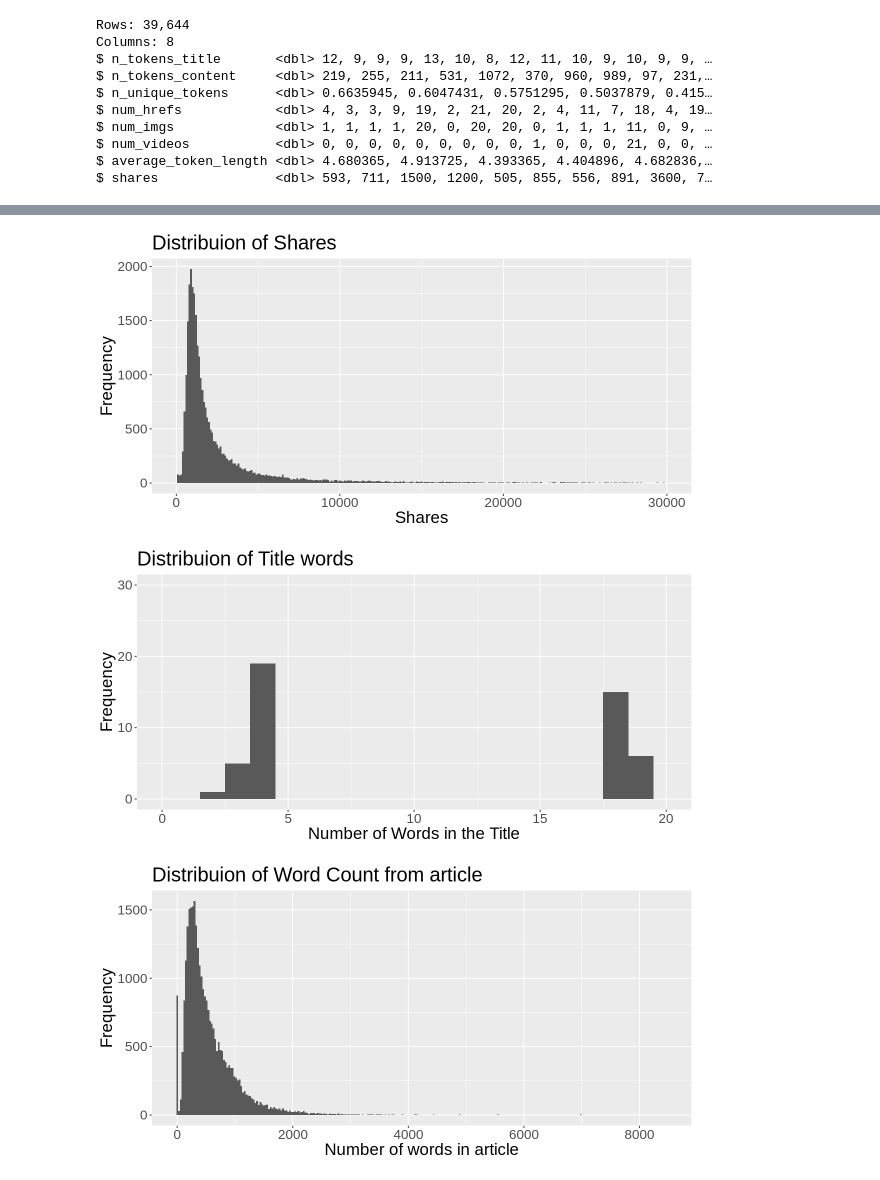
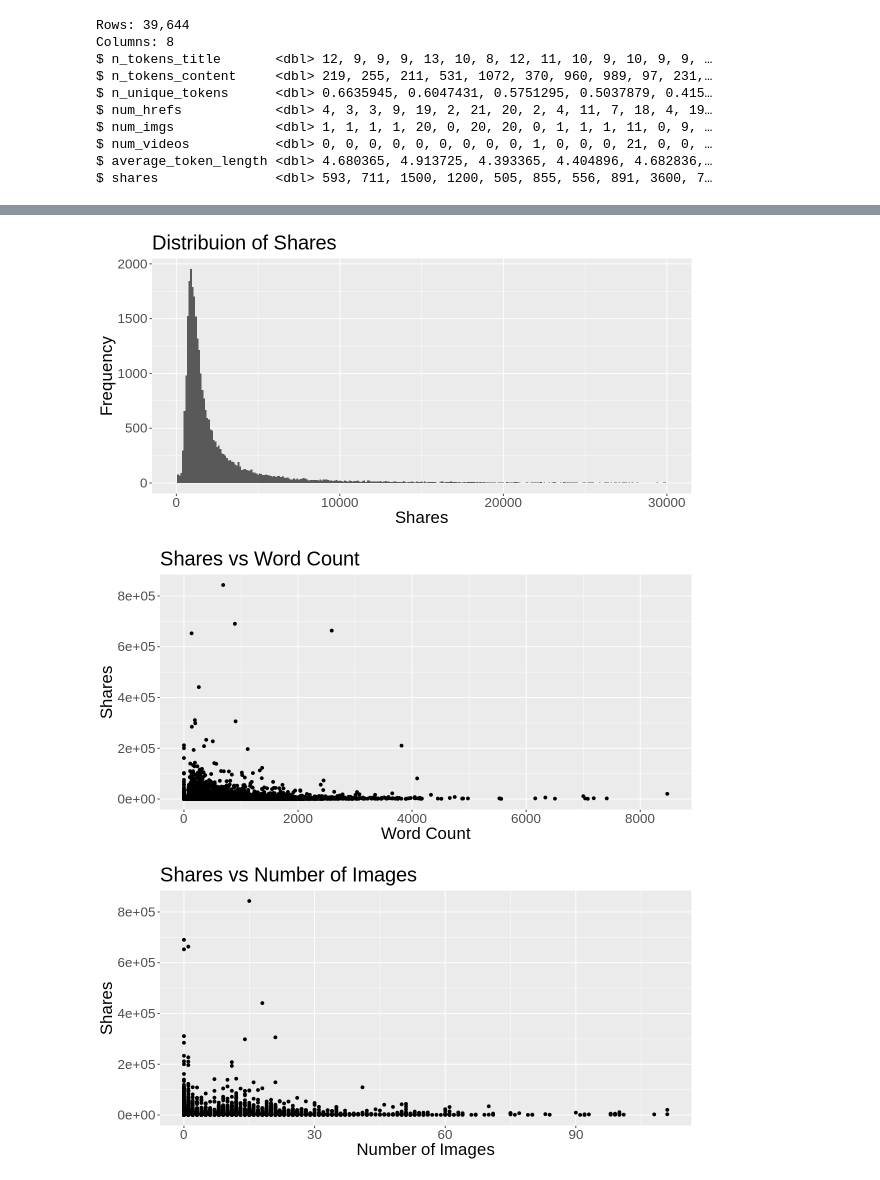
Before and after one commit to EPICxFLIPPER/DCSI-100-Group-9-Project, a Jupyter notebook: project_proposal/proposal.ipynb, the cells around one changed output, grey strips where cells are left out. Drawn from its saved outputs; the diff is of its cells as text; code cells hidden in the pictures.

Commit message:
Fixed plots
Created new graphs that are more relevant to the project.

```diff
--- a/project_proposal/proposal.ipynb
+++ b/project_proposal/proposal.ipynb
@@ -118,18 +118,19 @@ shares_plot <- popularity_train |>
 ggplot(aes(x = shares)) + geom_histogram(binwidth = 100)+xlim(0,30000) +labs(x = "Shares" , y = "Frequency") +
 ggtitle("Distribuion of Shares") + theme(text = element_text(size = 20))
 
-title_words_plot <- popularity_train |>
-ggplot(aes(x = n_tokens_title)) + geom_histogram(binwidth = 1)+xlim(0,20) + ylim(0,30)+labs(x = "Number of Words in the Title" , y = "Frequency") +
-ggtitle("Distribuion of Title words") + theme(text = element_text(size = 20))
+shares_vs_word_count_plot <- popularity_train |>
+ggplot(aes(x = n_tokens_content , y = shares)) + geom_point() + xlab("Word Count") + ylab("Shares") + ggtitle("Shares vs Word Count") +
+theme(text = element_text(size = 20))
 
-content_words_plot <- popularity_train |>
-ggplot(aes(x = n_tokens_content)) + geom_histogram(binwidth = 30) +labs(x = "Number of words in article" , y = "Frequency") +
-ggtitle("Distribuion of Word Count from article") + theme(text = element_text(size = 20))
+shares_vs_images_plot <- popularity_train |>
+ggplot(aes(x = num_imgs , y = shares)) + geom_point() + xlab("Number of Images") + ylab("Shares") + ggtitle("Shares vs Number of Images") +
+theme(text = element_text(size = 20))
+
 
 
 shares_plot
-title_words_plot
-content_words_plot
+shares_vs_word_count_plot
+shares_vs_images_plot
 # %% [output]
 Warning message:
 “Removed 322 rows containing non-finite values (stat_bin).”
@@ -142,3 +139,3 @@ Warning message:
 [figure]
-[figure, old version]
+[figure, new version]
-[figure, old version]
+[figure, new version]
```
Also changed, not shown: parts of 3 cells of this notebook.
